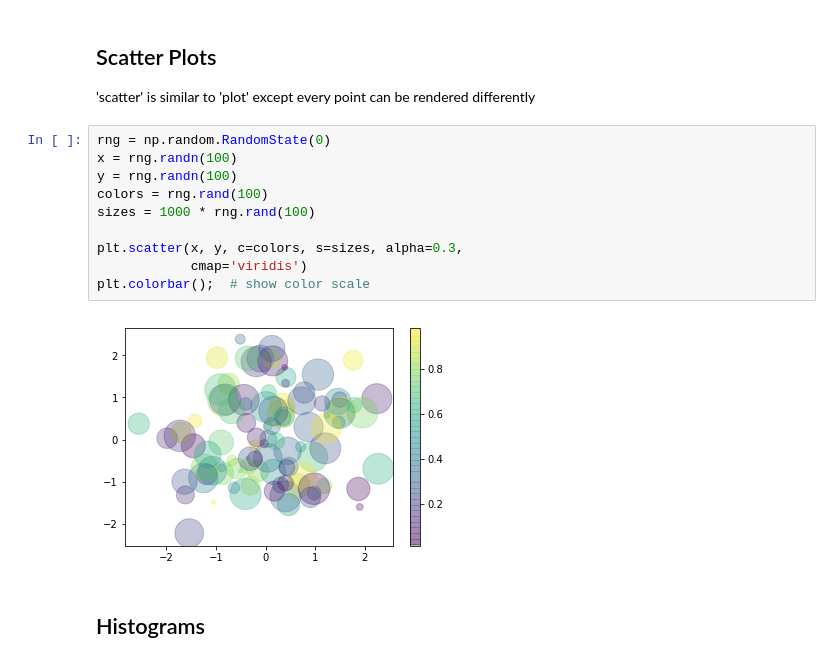
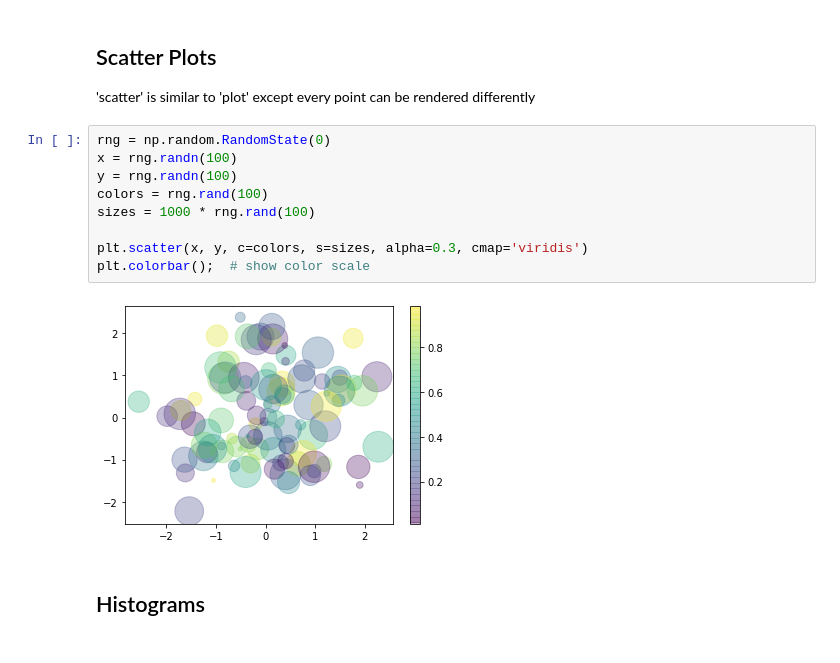
Before and after one commit to mdaugherity/PatternRecognition2020, a Jupyter notebook: Tutorial 3 - Plots with matplotlib.ipynb, the cells around one changed output. Cells and saved outputs as stored; diff of their text form.

```diff
--- a/Tutorial 3 - Plots with matplotlib.ipynb
+++ b/Tutorial 3 - Plots with matplotlib.ipynb
@@ -107,15 +115,14 @@ plt.show()
 # %%
 rng = np.random.RandomState(0)
 x = rng.randn(100)
 y = rng.randn(100)
 colors = rng.rand(100)
 sizes = 1000 * rng.rand(100)
 
-plt.scatter(x, y, c=colors, s=sizes, alpha=0.3,
-            cmap='viridis')
+plt.scatter(x, y, c=colors, s=sizes, alpha=0.3, cmap='viridis')
 plt.colorbar();  # show color scale
 # %% [output]
-[figure, old version]
+[figure, new version]
 # %% [markdown]
 ## Histograms
 # %%
```
Also changed, not shown: parts of 8 cells of this notebook, 2 other files.
